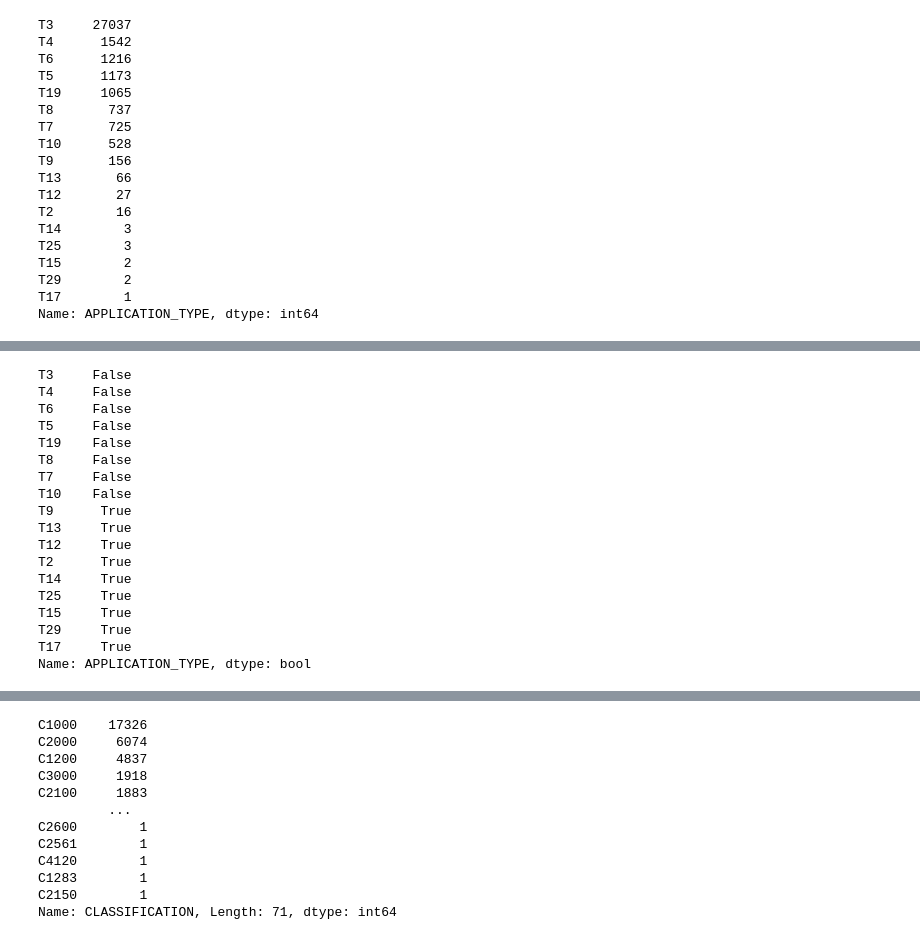
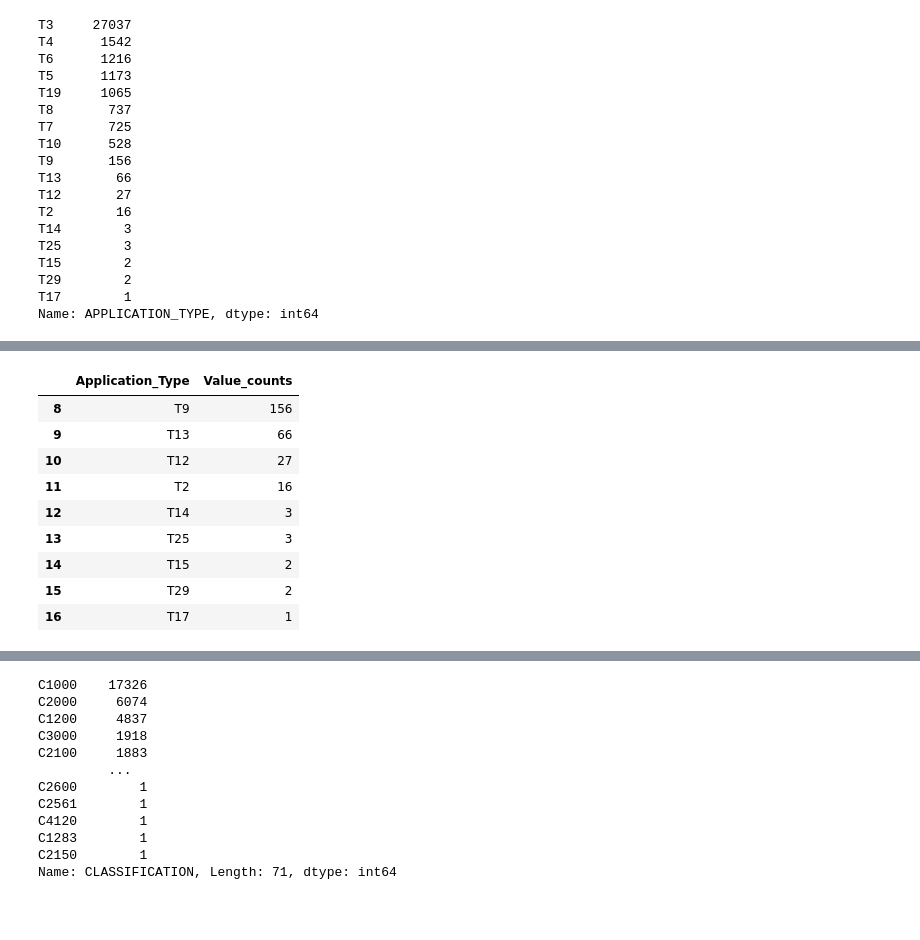
Before and after one commit to chokison79/deep-learning, a Jupyter notebook: Deep-Learning homework/Instructions/Starter_Code.ipynb, the cells around one changed output, grey strips where cells are left out. Cells and saved outputs as stored; diff of their text form; code cells hidden in the pictures; blank space fills up the shorter version.

```diff
--- a/Deep-Learning homework/Instructions/Starter_Code.ipynb
+++ b/Deep-Learning homework/Instructions/Starter_Code.ipynb
@@ -118,25 +183,17 @@ Name: APPLICATION_TYPE, dtype: int64
 # %%
-other = value_counts <500
+other = value_df.loc[value_df["Value_counts"] < 500]
 other
 # %% [output]
-T3     False
-T4     False
-T6     False
-T5     False
-T19    False
-T8     False
-T7     False
-T10    False
-T9      True
-T13     True
-T12     True
-T2      True
-T14     True
-T25     True
-T15     True
-T29     True
-T17     True
-Name: APPLICATION_TYPE, dtype: bool
+|  | Application_Type | Value_counts |
+| 8 | T9 | 156 |
+| 9 | T13 | 66 |
+| 10 | T12 | 27 |
+| 11 | T2 | 16 |
+| 12 | T14 | 3 |
+| 13 | T25 | 3 |
+| 14 | T15 | 2 |
+| 15 | T29 | 2 |
+| 16 | T17 | 1 |
 # %%
 # Choose a cutoff value and create a list of application types to be replaced
 # use the variable name `application_types_to_replace`
```
Also changed, not shown: parts of 10 cells of this notebook.
